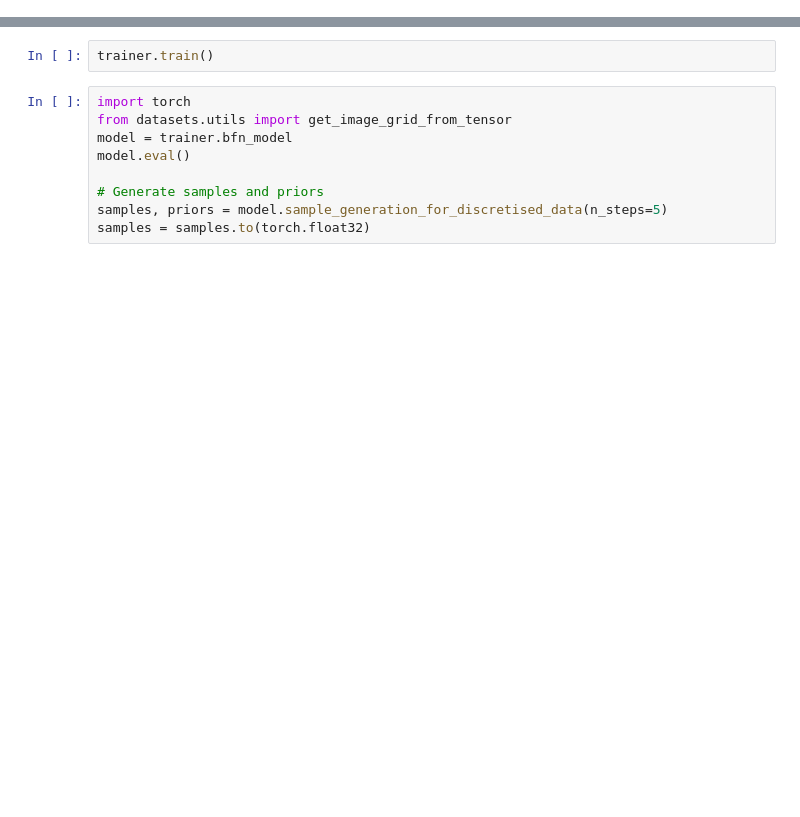
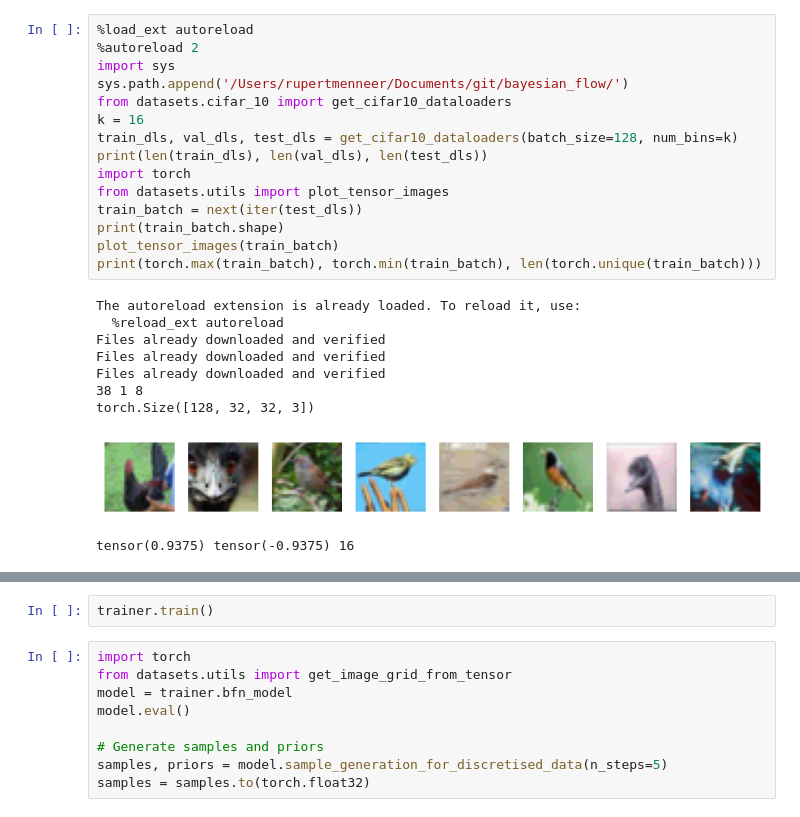
Before and after one commit to rupertmenneer/bayesian_flow, a Jupyter notebook: discretised/cifar_10.ipynb, the cells around one changed output, grey strips where cells are left out. Drawn from its saved outputs; the diff is of its cells as text; blank space fills up the shorter version.

```diff
--- a/discretised/cifar_10.ipynb
+++ b/discretised/cifar_10.ipynb
@@ -18,0 +31,25 @@ Loaded pretrained model checkpoint ./bfn_model_checkpoint.pth
+# %%
+%load_ext autoreload
+%autoreload 2
+import sys
+sys.path.append('/Users/rupertmenneer/Documents/git/bayesian_flow/')
+from datasets.cifar_10 import get_cifar10_dataloaders
+k = 16
+train_dls, val_dls, test_dls = get_cifar10_dataloaders(batch_size=128, num_bins=k)
+print(len(train_dls), len(val_dls), len(test_dls))
+import torch
+from datasets.utils import plot_tensor_images
+train_batch = next(iter(test_dls))
+print(train_batch.shape)
+plot_tensor_images(train_batch)
+print(torch.max(train_batch), torch.min(train_batch), len(torch.unique(train_batch)))
+# %% [output]
+The autoreload extension is already loaded. To reload it, use:
+  %reload_ext autoreload
+Files already downloaded and verified
+Files already downloaded and verified
+Files already downloaded and verified
+38 1 8
+torch.Size([128, 32, 32, 3])
+[figure, added]
+tensor(0.9375) tensor(-0.9375) 16
```
Also changed, not shown: parts of 10 cells of this notebook, 2 other files.
